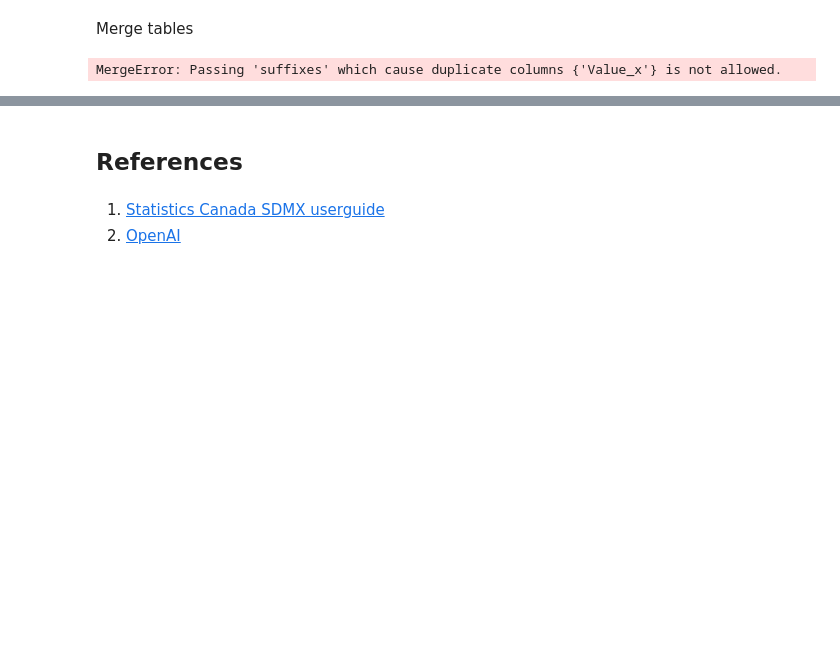
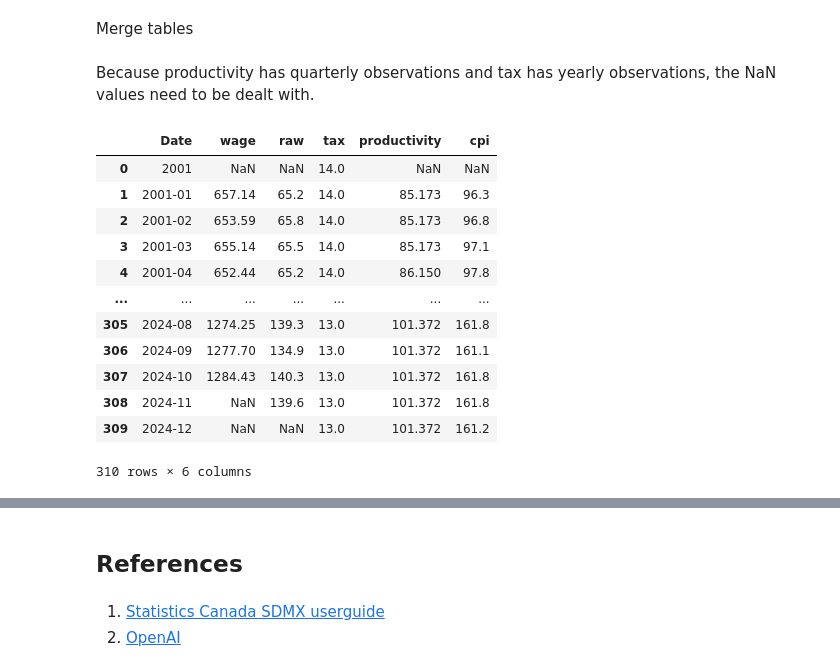
Before and after one commit to FleaBusyBeeBergs/dtsa5506-pipeline, a Jupyter notebook: statcan_etl.ipynb, the cells around one changed output, grey strips where cells are left out. Cells and saved outputs as stored; diff of their text form; code cells hidden in the pictures; blank space fills up the shorter version.

```diff
--- a/statcan_etl.ipynb
+++ b/statcan_etl.ipynb
@@ -175,20 +192,9 @@ tax_df
 # %% [markdown]
 Merge tables
 # %%
-data = pd.merge(wage_df, raw_df,
-                on = 'Date',
-                how = 'outer')
-
-data = pd.merge(data, tax_df,
-                on = 'Date',
-                how = 'outer')
-
-data = pd.merge(data, productivity_df,
-                on = 'Date',
-                how = 'outer')
-
-data = pd.merge(data, cpi_df,
-                on = 'Date',
-                how = 'outer')
+data = wage_df.merge(raw_df, on = 'Date', how = 'outer') \
+                .merge(tax_df, on = 'Date', how = 'outer') \
+                .merge(productivity_df, on = 'Date', how = 'outer') \
+                .merge(cpi_df, on = 'Date', how = 'outer')
-# %% [output]
-MergeError: Passing 'suffixes' which cause duplicate columns {'Value_x'} is not allowed.
+# %% [markdown]
+Because productivity has quarterly observations and tax has yearly observations, the NaN values need to be dealt with.
@@ -194,0 +204,16 @@ MergeError: Passing 'suffixes' which cause duplicate columns {'Value_x'} is not
+# %%
+data
+# %% [output]
+|  | Date | wage | raw | tax | productivity | cpi |
+| 0 | 2001 | NaN | NaN | 14.0 | NaN | NaN |
+| 1 | 2001-01 | 657.14 | 65.2 | 14.0 | 85.173 | 96.3 |
+| 2 | 2001-02 | 653.59 | 65.8 | 14.0 | 85.173 | 96.8 |
+| 3 | 2001-03 | 655.14 | 65.5 | 14.0 | 85.173 | 97.1 |
+| 4 | 2001-04 | 652.44 | 65.2 | 14.0 | 86.150 | 97.8 |
+| ... | ... | ... | ... | ... | ... | ... |
+| 305 | 2024-08 | 1274.25 | 139.3 | 13.0 | 101.372 | 161.8 |
+| 306 | 2024-09 | 1277.70 | 134.9 | 13.0 | 101.372 | 161.1 |
+| 307 | 2024-10 | 1284.43 | 140.3 | 13.0 | 101.372 | 161.8 |
+| 308 | 2024-11 | NaN | 139.6 | 13.0 | 101.372 | 161.8 |
+| 309 | 2024-12 | NaN | NaN | 13.0 | 101.372 | 161.2 |
+310 rows × 6 columns
```
Also changed, not shown: parts of 8 cells of this notebook.
